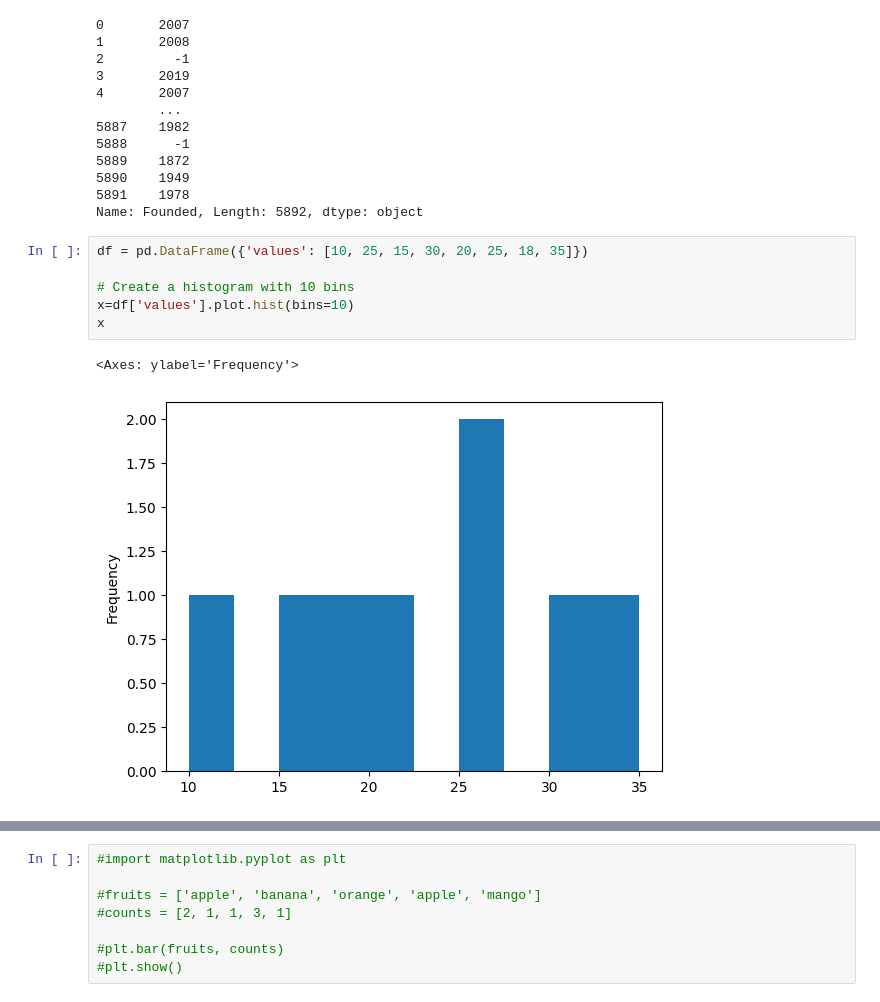
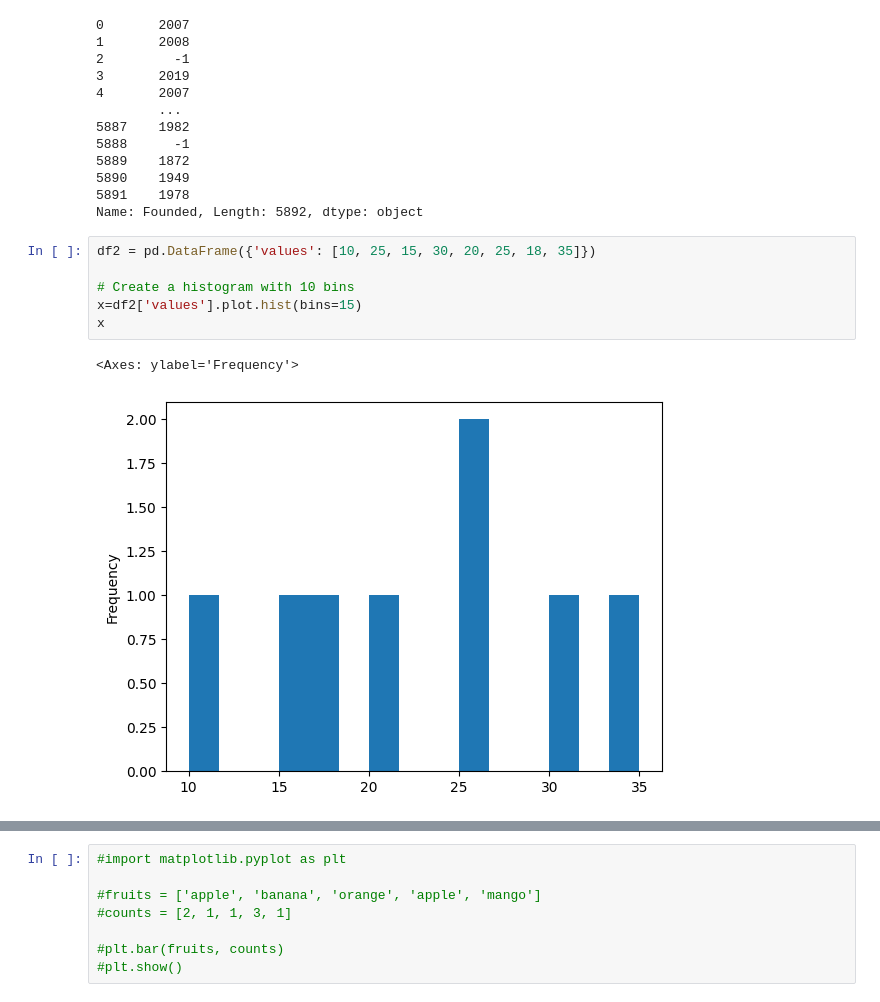
Before and after one commit to larijanim/python, a Jupyter notebook: week2Maryam.ipynb, the cells around one changed output, grey strips where cells are left out. Saved outputs shown, nothing was run; the diff lists cells and outputs as text.

```diff
--- a/week2Maryam.ipynb
+++ b/week2Maryam.ipynb
@@ -167,13 +176,13 @@ df['Founded']
 5891    1978
 Name: Founded, Length: 5892, dtype: object
 # %%
-df = pd.DataFrame({'values': [10, 25, 15, 30, 20, 25, 18, 35]})
+df2 = pd.DataFrame({'values': [10, 25, 15, 30, 20, 25, 18, 35]})
 
 # Create a histogram with 10 bins
-x=df['values'].plot.hist(bins=10)
+x=df2['values'].plot.hist(bins=15)
 x
 # %% [output]
 <Axes: ylabel='Frequency'>
-[figure, old version]
+[figure, new version]
 # %%
 data2 = {'fruits': [3, 5, 2, 1, 7]}
```
Also changed, not shown: parts of 19 cells of this notebook.
